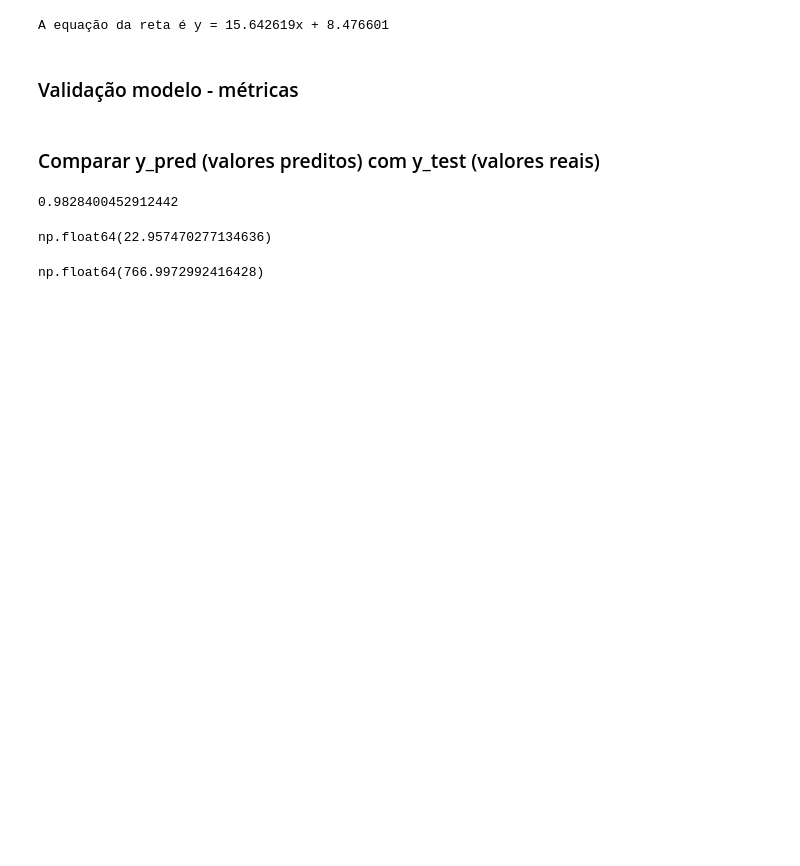
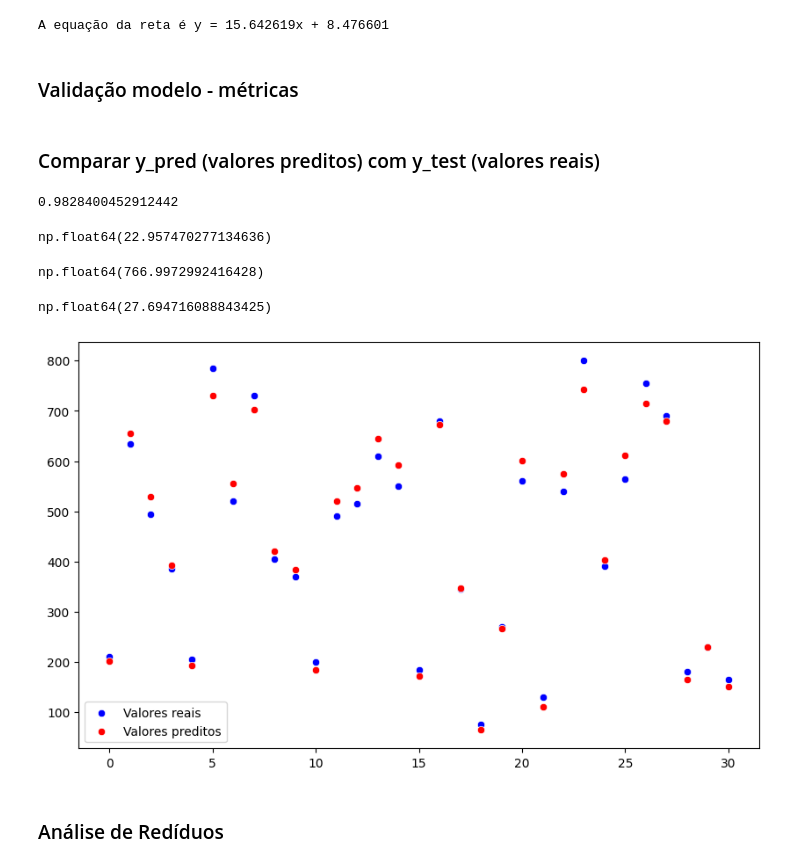
Before and after one commit to brunoramux/regressao_linear_simples, a Jupyter notebook: modelo_pontuacao.ipynb, the cells around one changed output. Saved outputs shown, nothing was run; the diff lists cells and outputs as text; code cells hidden in the pictures; blank space fills up the shorter version.

```diff
--- a/modelo_pontuacao.ipynb
+++ b/modelo_pontuacao.ipynb
@@ -149,3 +149,19 @@ np.float64(22.957470277134636)
 mean_squared_error(y_test, y_pred)
 # %% [output]
 np.float64(766.9972992416428)
+# %%
+# CALCULAR RMSE = RAIZ (MÉDIA (Y_TEST - Y_PRED) ^ 2)
+mean_squared_error(y_test, y_pred, squared=False)
+# %% [output]
+np.float64(27.694716088843425)
+# %%
+x_axix = range(len(y_test))
+plt.figure(figsize=(10,6))
+sns.scatterplot(x=x_axix, y=y_test.reshape(-1), color='blue', label="Valores reais")
+sns.scatterplot(x=x_axix, y=y_pred.reshape(-1), color='red', label="Valores preditos")
+plt.legend()
+plt.show()
+# %% [output]
+[figure, added]
+# %% [markdown]
+### Análise de Redíduos
```
Also changed, not shown: parts of 13 cells of this notebook, 2 other files.
